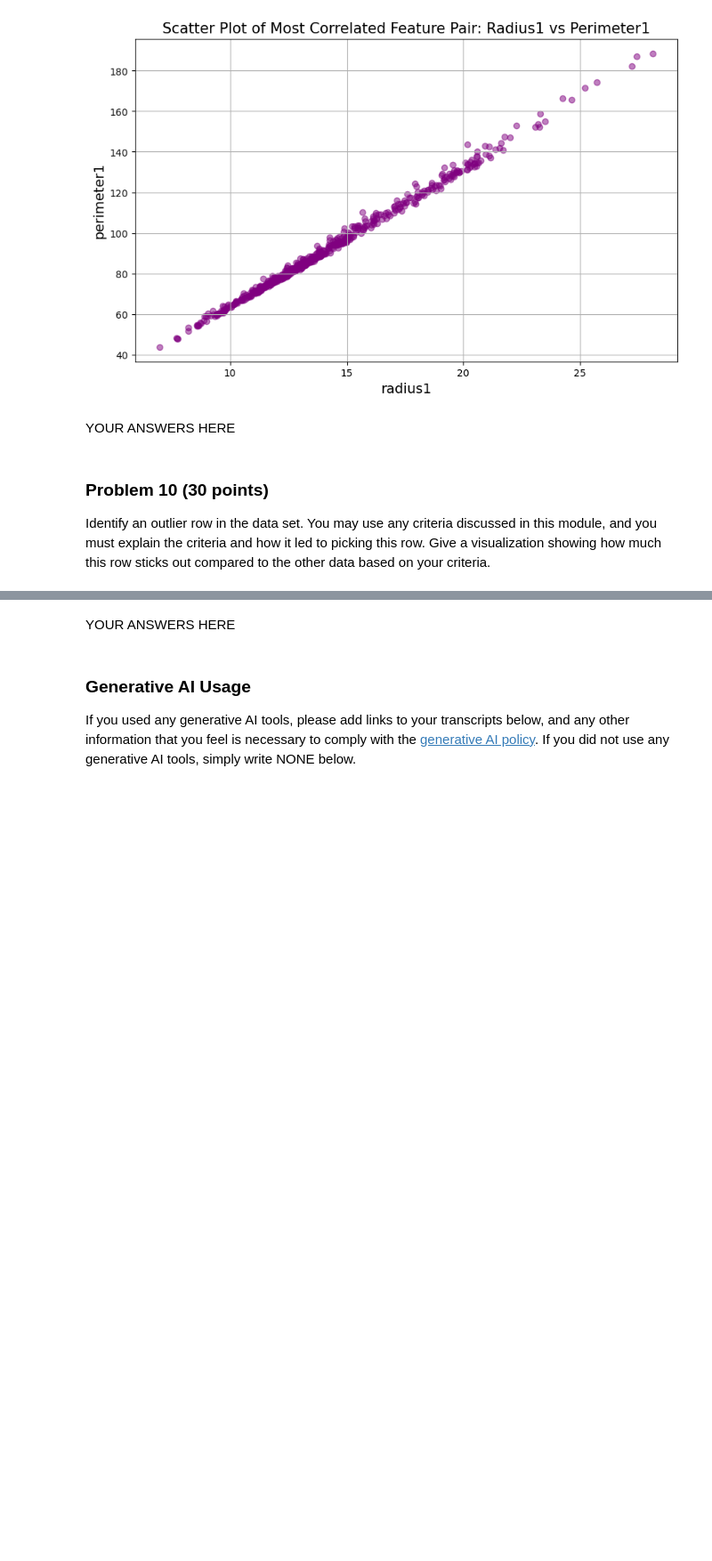
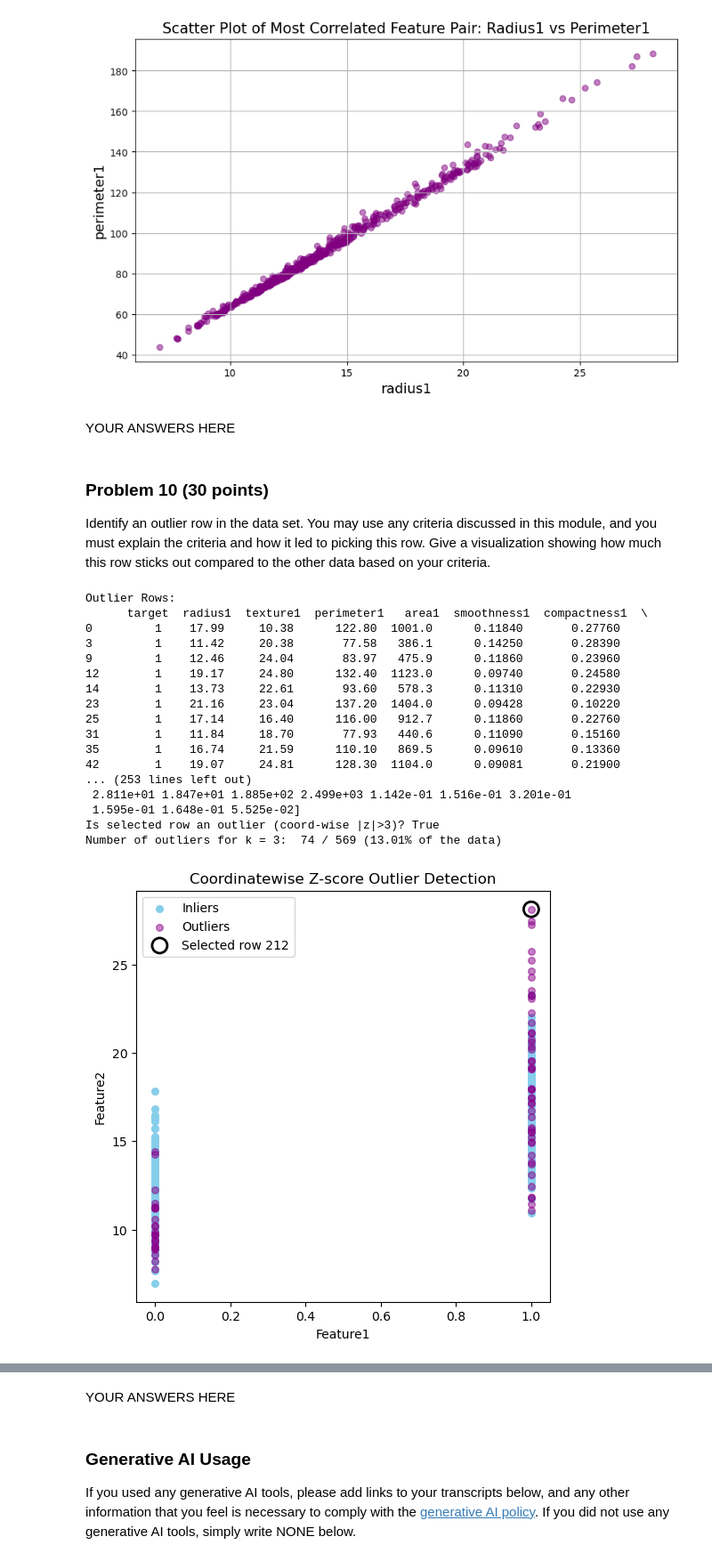
Before and after one commit to veniola/dx601-final-project, a Jupyter notebook: project.ipynb, the cells around one changed output, grey strips where cells are left out. Shown at 89% size. Drawn from its saved outputs; the diff is of its cells as text; code cells hidden in the pictures; blank space fills up the shorter version.

```diff
--- a/project.ipynb
+++ b/project.ipynb
@@ -711,4 +711,74 @@ YOUR ANSWERS HERE
 Identify an outlier row in the data set.
 You may use any criteria discussed in this module, and you must explain the criteria and how it led to picking this row.
 Give a visualization showing how much this row sticks out compared to the other data based on your criteria.
+# %%
+# Method 1: Coordinatewise Z-score Outlier Detection
+
+# Dataset
+X_df = breast_cancer
+X = X_df.values
+
+# Choose a row index to inspect (for example, 212)
+pick_idx = 212
+pick_X = X[pick_idx]
+
+# Number of samples and features
+N_samples = X.shape[0]
+N_features = X.shape[1]
+
+# Compute coordinatewise Z-scores
+mu = X_df.mean(axis=0)
+sigma = X_df.std(axis=0)
+Z = (X_df - mu) / sigma
+
+# Identify outliers
+is_outlier = (np.abs(Z) > 3).any(axis=1).to_numpy()    # simple rule: flag if any > 3 stdd
+outlier_rows = X_df[is_outlier]
+# specific_outlier_rows = X_df[is_outlier & (X_df["target"] == 1)] # to get only outliers with target = 1
+print("Outlier Rows:\n", specific_outlier_rows)
+print("Outlier Rows:\n", outlier_rows)
+
+# Summary statistics
+num_outliers = np.sum(is_outlier)
+percent_outliers = 100 * num_outliers / N_samples
+
+# Print selected row and whether it is an outlier
+print(f"Selected row index: {pick_idx}")
+print("Selected row values:\n", pick_X)
+print(f"Is selected row an outlier (coord-wise |z|>3)? {bool(is_outlier[pick_idx])}")
+print(f"Number of outliers for k = 3:  {num_outliers} / {N_samples} ({percent_outliers:.2f}% of the data)")
+
+# Scatter plot of first two features: inliers vs outliers, and mark the selected row
+plt.figure(figsize=(6,6))
+plt.scatter(X[~is_outlier, 0], X[~is_outlier, 1], color="skyblue", label="Inliers", s=30)
+plt.scatter(X[is_outlier, 0], X[is_outlier, 1], color="darkmagenta", alpha=0.5, label="Outliers", s=30)
+
+# Mark the picked row with a distinct marker
+plt.scatter(pick_X[0], pick_X[1], s=150, facecolors='none', edgecolors='black', linewidths=2, label=f"Selected row {pick_idx}")
+
+# Create labels and title
+plt.title("Coordinatewise Z-score Outlier Detection")
+plt.xlabel("Feature1")
+plt.ylabel("Feature2")
+plt.legend(loc="upper left")
+plt.show()
+# %% [output]
+Outlier Rows:
+      target  radius1  texture1  perimeter1   area1  smoothness1  compactness1  \
+0         1    17.99     10.38      122.80  1001.0      0.11840       0.27760
+3         1    11.42     20.38       77.58   386.1      0.14250       0.28390
+9         1    12.46     24.04       83.97   475.9      0.11860       0.23960
+12        1    19.17     24.80      132.40  1123.0      0.09740       0.24580
+14        1    13.73     22.61       93.60   578.3      0.11310       0.22930
+23        1    21.16     23.04      137.20  1404.0      0.09428       0.10220
+25        1    17.14     16.40      116.00   912.7      0.11860       0.22760
+31        1    11.84     18.70       77.93   440.6      0.11090       0.15160
+35        1    16.74     21.59      110.10   869.5      0.09610       0.13360
+42        1    19.07     24.81      128.30  1104.0      0.09081       0.21900
+... (253 lines left out)
+ 2.811e+01 1.847e+01 1.885e+02 2.499e+03 1.142e-01 1.516e-01 3.201e-01
+ 1.595e-01 1.648e-01 5.525e-02]
+Is selected row an outlier (coord-wise |z|>3)? True
+Number of outliers for k = 3:  74 / 569 (13.01% of the data)
+[figure, added]
 # %%
```
Also changed, not shown: parts of 5 cells of this notebook.
